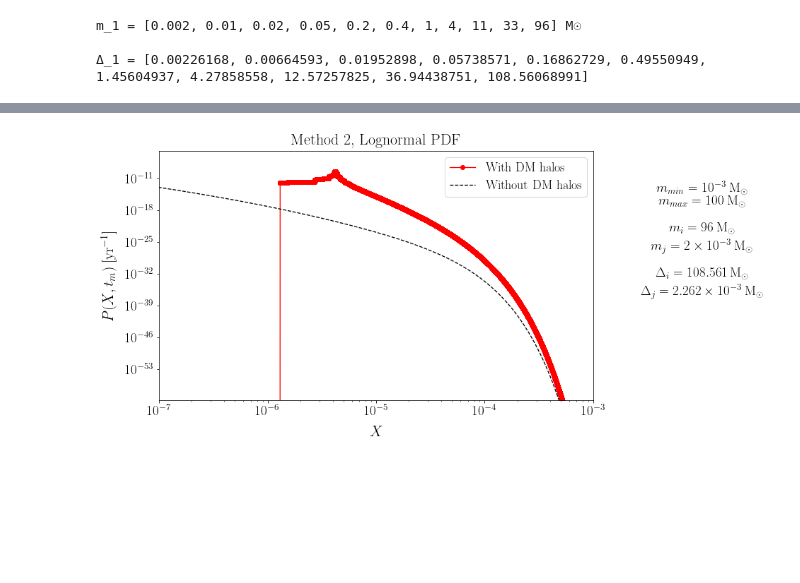
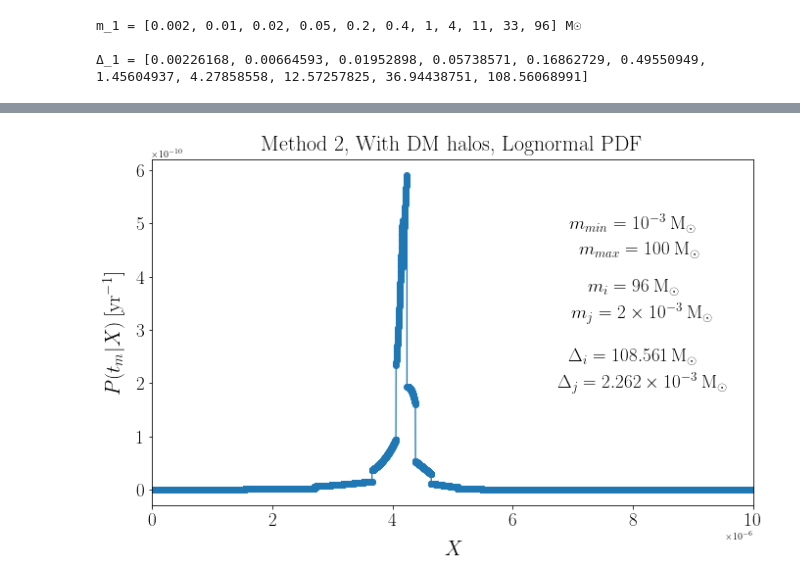
Before and after one commit to pratibhajangra591/Ifca-github, a Jupyter notebook: distributions_method2.ipynb, the cells around one changed output, grey strips where cells are left out. Drawn from its saved outputs; the diff is of its cells as text; code cells hidden in the pictures; blank space fills up the shorter version.

```diff
--- a/distributions_method2.ipynb
+++ b/distributions_method2.ipynb
@@ -517,56 +1500,52 @@ b = file['arr_1']
 a_i_ref =  file['arr_2']
 ji_ref_list = file['arr_3']
 tm_ref_list = file['arr_4']
+
 
 
 plt.figure(figsize = (11, 6.5))
 
 
 f_pbh= 1.67e-3
 f = 0.85 * f_pbh
 
 
 
 def P(m):      #Log-Normal PBH mass Distribution
     σ = 0.6
     m_c = 15   #in units of M☉, range of m_min = 1e-3 M☉ - m_max = 100 M☉ .
     return  (1/(σ * m * np.sqrt(2*π))) * np.exp(-((np.log(m/m_c))**2)/(2*(σ**2)))
 
 
-
-plt.loglog(X, P_X_tm_method_2(m_1, m_2, Δ_1, Δ_2, t_m, X, DM_halos_presence = 'True'), '-ro')
-plt.loglog(X, P_X_tm_method_2(m_1, m_2, Δ_1, Δ_2, t_m, X,  DM_halos_presence = 'False'), 'k--')
+plt.plot(X, P_tm_method_2(m_1, m_2, Δ_1, Δ_2, t_m, X,  DM_halos_presence = 'True'), '-o')
+plt.ticklabel_format(axis='x', style='sci', scilimits=(-6, -6))
 
 
-plt.text(1e-2, 1e-13, "$m_{min} = 10^{-3} \: \mathrm{M_{\odot}}$", size = 19,
+
+plt.text(8e-6, 5e-10, "$m_{min} = 10^{-3} \: \mathrm{M_{\odot}}$", size = 19,
          ha="center", va="center")
-plt.text(1e-2, 1e-16, "$m_{max} = 100 \: \mathrm{M_{\odot}}$", size = 19,
+plt.text(8.1e-6, 4.5e-10, "$m_{max} = 100 \: \mathrm{M_{\odot}}$", size = 19,
          ha="center", va="center")
 
-
-plt.text(1e-2, 1e-22, "$m_{i} = 96 \: \mathrm{M_{\odot}}$", size = 19,
+plt.text(8e-6, 3.8e-10, "$m_{i} = 96 \: \mathrm{M_{\odot}}$", size = 19,
        ha="center", va="center")
-plt.text(1e-2, 1e-26, r"$m_{j} = 2\times 10^{-3} \: \mathrm{M_{\odot}}$", size = 19,
+plt.text(8.15e-6, 3.3e-10, r"$m_{j} = 2 \times 10^{-3} \: \mathrm{M_{\odot}}$", size = 19,
          ha="center", va="center")
 
-plt.text(1e-2 ,1e-32, "$\Delta_{i} = 108.561  \: \mathrm{M_{\odot}}$", size = 19,
+plt.text(8e-6, 2.5e-10, "$\Delta_{i} = 108.561\: \mathrm{M_{\odot}}$", size = 19,
          ha="center", va="center")
-plt.text(1e-2, 1e-36, r"$\Delta_{j} = 2.262\times 10^{-3} \: \mathrm{M_{\odot}}$", size = 19,
+plt.text(8.15e-6, 2e-10, r"$\Delta_{j} = 2.262\times 10^{-3} \: \mathrm{M_{\odot}}$", size = 19,
         ha="center", va="center")
 
 
-
-
-plt.xlim(1e-7, 1e-3)
-plt.ylim(1.1e-60, 1e-5)
+plt.xlim(0, 1e-5)
 plt.rc('lines', linewidth = 1.3)
 plt.xticks(fontsize = 19)
 plt.yticks(fontsize = 19)
 plt.xlabel('$X$', fontsize = 21, labelpad = 12)
-plt.ylabel('$P(X, t_{m}) \: [\mathrm{yr^{-1}}]$', fontsize = 21, labelpad = 12)
-plt.legend(["With DM halos","Without DM halos"], prop = {'size':18}, facecolor = 'white', fontsize=110)
-plt.title('Method 2, Lognormal PDF' , fontsize = 22, pad = 9)
-plt.savefig('2imLgnmlP_X_t_mvsX.pdf', bbox_inches = 'tight')
-plt.show()2.262\times 10^{-3}
+plt.ylabel('$P(t_{m}|X) \: [\mathrm{yr^{-1}}]$', fontsize = 21, labelpad = 12)
+plt.title('Method 2, With DM halos, Lognormal PDF' , fontsize = 22, pad = 9)
+plt.savefig('2imbLgnmlP_t_mvsX.pdf', bbox_inches = 'tight')
+plt.show()
 # %% [output]
-[figure, old version]
+[figure, new version]
```
Also changed, not shown: parts of 25 cells of this notebook.
